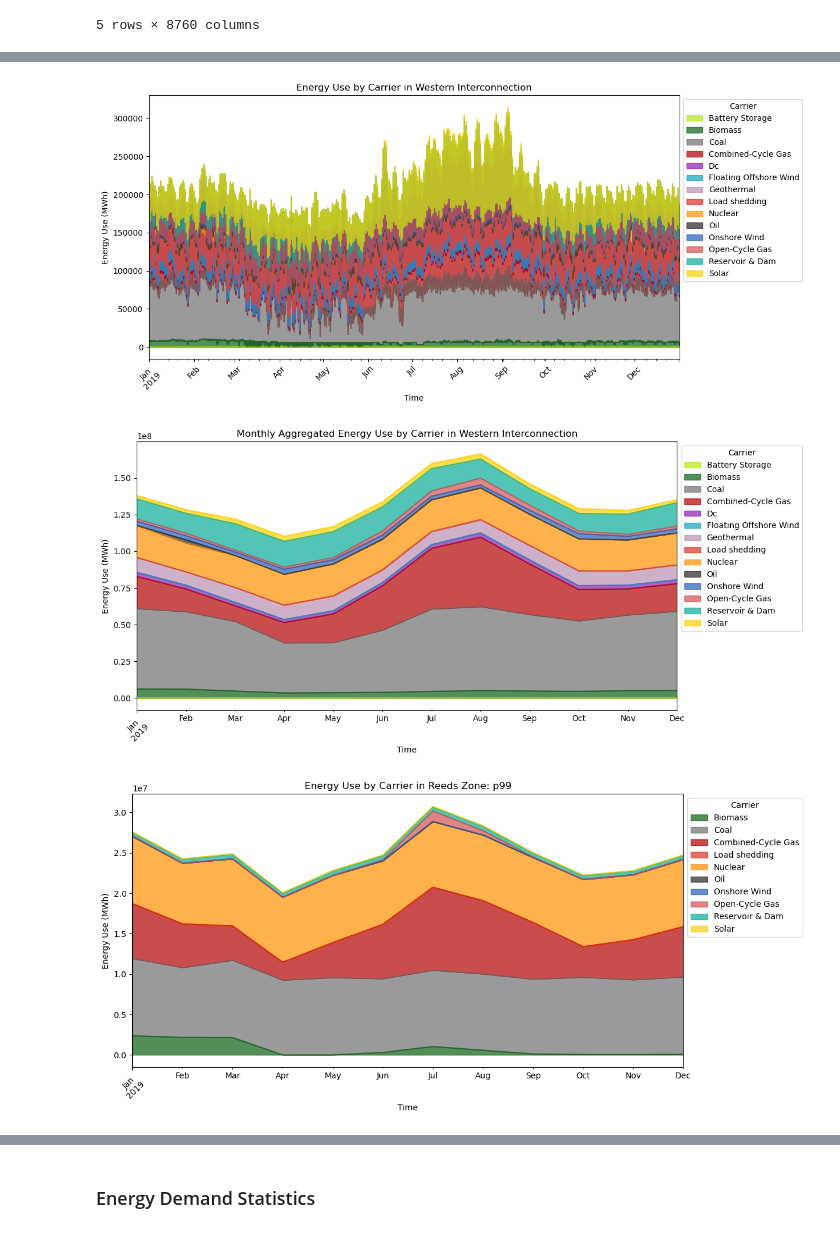
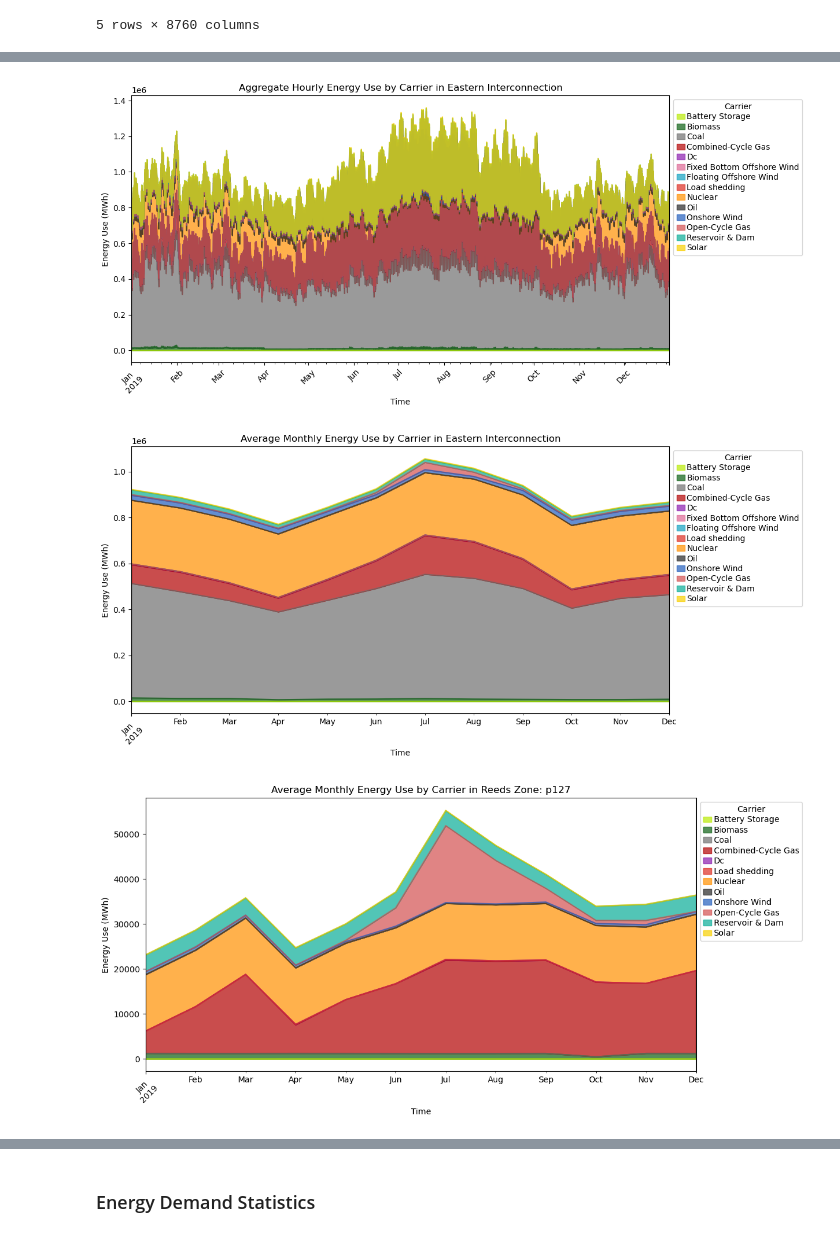
Before and after one commit to af3913/pypsa-usa, a Jupyter notebook: workflow/pypsa-usa_technical_appendix.ipynb, the cells around one changed output, grey strips where cells are left out. Drawn from its saved outputs; the diff is of its cells as text; code cells hidden in the pictures.

```diff
--- a/workflow/pypsa-usa_technical_appendix.ipynb
+++ b/workflow/pypsa-usa_technical_appendix.ipynb
@@ -120,15 +120,18 @@ WARNING:fiona._env:C:\Users\alexa\.local\share\cartopy\shapefiles\natural_earth\
 # %%
 # Import capacity plot function from pypsa-usa scripts.
 from plot_network_maps import plot_base_capacity_map, get_capacity_base
+
+# Prevent legends from overlapping
+plt.rcParams["legend.labelspacing"] = .25
+plt.rcParams["legend.handlelength"] = 1
+plt.rcParams["legend.handletextpad"] = .25
 
 # Plot capacity map
 plot_base_capacity_map(
     n=network,
     regions=gdf_states,
     carriers=["solar", "wind", "onwind", "offwind", "ror", "nuclear", "gas", "coal", "battery"],
-    save="C:/Users/alexa/Policy_Integrity/figures/USA_capacity_map.png",
+    save="C:/Users/alexa/Policy_Integrity/figures/USA_capacity_map.png", # chnage to users file path
     interconnect="USA",
 )
-
-#
 # %% [output]
@@ -163,6 +153,7 @@ facecolor will have no effect as it has been defined as "never".
 # %% [markdown]
 ### Energy Supply Statistics
 # %%
+# primary energy (i.e. before conversion with losses by generators)
 def get_primary_energy_use(n: pypsa.Network) -> pd.DataFrame:
     """
     Gets timeseries primary energy use by bus and carrier.
@@ -199,7 +190,6 @@ def get_primary_energy_use(n: pypsa.Network) -> pd.DataFrame:
         .sum()
     )
 
-
 energy_use = get_primary_energy_use(network)
 
 # Add zonal features to energy use dataframe
@@ -207,15 +197,17 @@ def add_zonal_features(energy_use: pd.DataFrame, buses: pd.DataFrame):
     """
     Returns energy_use dataframe with additional zonal features from buses dataframe.
     """
-    buses_select = buses[["reeds_zone", "reeds_ba", "interconnect", "reeds_state"]].reset_index().rename(columns={"Bus": "bus"})
+    buses_select = (buses[["reeds_zone", "reeds_ba", "interconnect", "reeds_state"]]
+                    .reset_index()
+                    .rename(columns={"Bus": "bus"}))
 
     energy_use_zonal = energy_use.reset_index()
 
     energy_use_zonal.columns = energy_use_zonal.columns.droplevel(1)
 
-    energy_use_zonal = energy_use_zonal.merge(buses_select, on="bus")
-
-    energy_use_zonal = energy_use_zonal.set_index(["bus", "carrier", "reeds_zone", "reeds_ba", "interconnect", "reeds_state"])
+    energy_use_zonal = (energy_use_zonal.merge(buses_select, on="bus")
+                                        .set_index(["bus", "carrier", "reeds_zone",
+                                        "reeds_ba", "interconnect", "reeds_state"]))
 
     energy_use.columns = [timestamp[1] for timestamp in energy_use.columns]
     energy_use.columns = pd.to_datetime(energy_use.columns)
@@ -223,7 +215,6 @@ def add_zonal_features(energy_use: pd.DataFrame, buses: pd.DataFrame):
 
     return energy_use_zonal
 
-# Apply function to get energy_use dataframe with zonal features
 energy_use_zonal = add_zonal_features(energy_use, buses)
 energy_use_zonal.head()
 # %% [output]
@@ -236,7 +227,7 @@ energy_use_zonal.head()
 |  | Reservoir & Dam | p100 | PJM | Eastern | VA | 1.276630 | 1.052163 | ... |
 5 rows × 8760 columns
 # %%
-# Aggregate by month for energy_use_zonal
-energy_use_zonal_monthly = energy_use_zonal.resample("M", axis=1).sum()
+# Average monthly energy_use_zonal
+energy_use_zonal_monthly = energy_use_zonal.resample("M", axis=1).mean()
 energy_use_zonal_monthly.head()
 # %% [output]
@@ -254,6 +241,8 @@ DataFrame.resample with axis=1 is deprecated. Do `frame.T.resample(...)` without
 # %%
 # create dictionary mapping carriers.nice_name and carriers.color
-carrier_colors = carriers[["nice_name", "color"]].set_index("nice_name").to_dict()["color"]
+carrier_colors = (carriers[["nice_name", "color"]]
+.set_index("nice_name")
+.to_dict()["color"])
 
 def plot_energy_use_by_carrier(energy_use_zonal: pd.DataFrame, interconnect: str):
     """
@@ -265,7 +254,7 @@ def plot_energy_use_by_carrier(energy_use_zonal: pd.DataFrame, interconnect: str
     # Plot data. Use get_color_palette() to get a list of colors for the plot.
     fig, ax = plt.subplots(figsize=(12, 6))
     data.plot.area(ax=ax, color=[carrier_colors[carrier] for carrier in data.columns], alpha=0.7)
-    ax.set_title(f"Energy Use by Carrier in {interconnect} Interconnection")
+    ax.set_title(f"Aggregate Hourly Energy Use by Carrier in {interconnect} Interconnection")
     ax.set_xlabel("Time")
     ax.set_ylabel("Energy Use (MWh)")
     ax.legend(title="Carrier", bbox_to_anchor=(1, 1))
@@ -273,11 +262,11 @@ def plot_energy_use_by_carrier(energy_use_zonal: pd.DataFrame, interconnect: str
     plt.show()
 
 # Plot energy use by carrier for the specified interconnection
-plot_energy_use_by_carrier(energy_use_zonal, "Western")
+plot_energy_use_by_carrier(energy_use_zonal, "Eastern")
 # %% [output]
-[figure, old version]
+[figure, new version]
 # %%
-def plot_energy_use_by_carrier_monthly(energy_use_zonal: pd.DataFrame, interconnect: str):
+def plot_energy_use_by_carrier_monthly(energy_use_zonal_monthly: pd.DataFrame, interconnect: str):
     """
     Plots energy use by carrier for a given interconnect.
     """
@@ -287,7 +276,7 @@ def plot_energy_use_by_carrier_monthly(energy_use_zonal: pd.DataFrame, interconn
     # Plot data
     fig, ax = plt.subplots(figsize=(12, 6))
     data.plot.area(ax=ax, color=[carrier_colors[carrier] for carrier in data.columns], alpha=0.7)
-    ax.set_title(f"Monthly Aggregated Energy Use by Carrier in {interconnect} Interconnection")
+    ax.set_title(f"Average Monthly Energy Use by Carrier in {interconnect} Interconnection")
     ax.set_xlabel("Time")
     ax.set_ylabel("Energy Use (MWh)")
     ax.legend(title="Carrier", bbox_to_anchor=(1, 1))
@@ -295,28 +284,28 @@ def plot_energy_use_by_carrier_monthly(energy_use_zonal: pd.DataFrame, interconn
     plt.show()
 
 # Plot energy use by carrier aggregated by month for specified interconnection
-plot_energy_use_by_carrier_monthly(energy_use_zonal, "Western")
+plot_energy_use_by_carrier_monthly(energy_use_zonal_monthly, "Eastern")
 # %% [output]
-[figure, old version]
+[figure, new version]
 # %%
 def plot_energy_use_by_carrier_zone(energy_use_zonal: pd.DataFrame, reeds_zone: str):
     """
     Plots energy use by carrier for a given reeds zone.
     """
     # Select data for reeds zone
     data = energy_use_zonal.loc(axis=0)[:, :, reeds_zone, :, :].groupby(["carrier"]).sum().T
 
     # Plot data
     fig, ax = plt.subplots(figsize=(12, 6))
     data.plot.area(ax=ax, color=[carrier_colors[carrier] for carrier in data.columns], alpha=0.7)
-    ax.set_title(f"Energy Use by Carrier in Reeds Zone: {reeds_zone}")
+    ax.set_title(f"Average Monthly Energy Use by Carrier in Reeds Zone: {reeds_zone}")
     ax.set_xlabel("Time")
     ax.set_ylabel("Energy Use (MWh)")
     ax.legend(title="Carrier", bbox_to_anchor=(1, 1))
     plt.xticks(rotation=45)
     plt.show()
 
 # Plot energy use by carrier and reeds zone
-plot_energy_use_by_carrier_zone(energy_use_zonal_monthly, "p99")
+plot_energy_use_by_carrier_zone(energy_use_zonal_monthly, "p127") #p127 is an NY Reeds Zone
 # %% [output]
-[figure, old version]
+[figure, new version]
```
Also changed, not shown: parts of 26 cells of this notebook, 1 other file.
